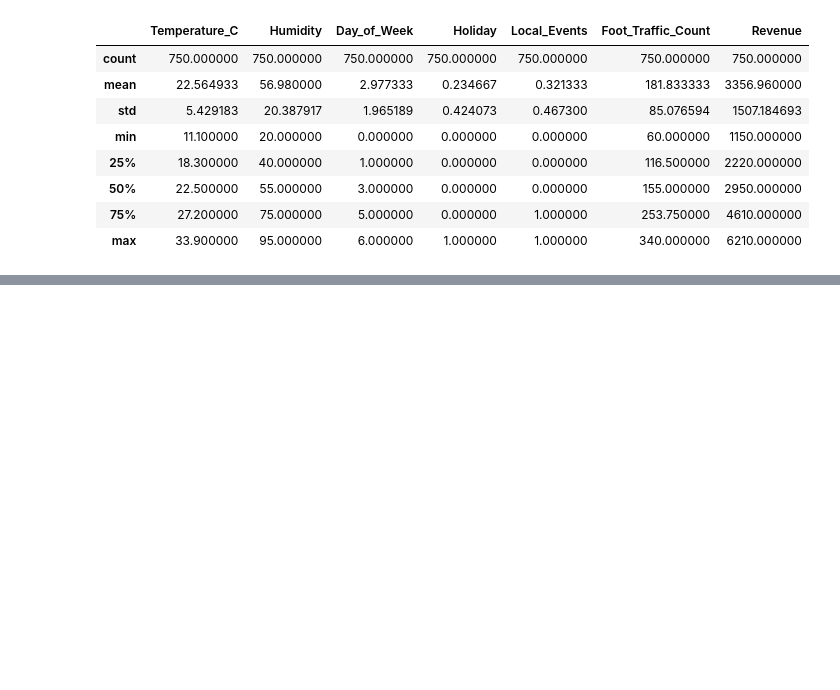
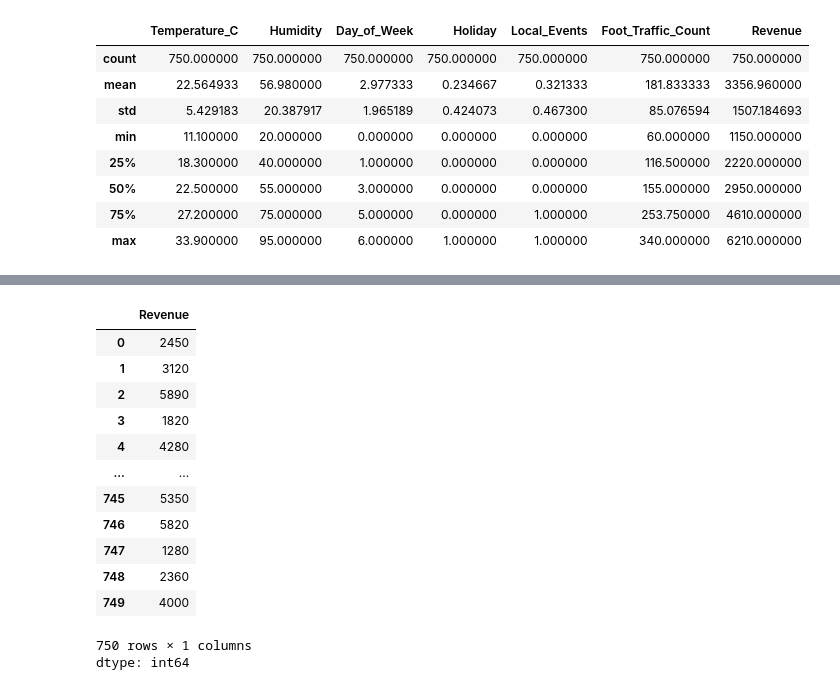
Before and after one commit to KaushalNaik02/Machine-Learning-Projects, a Jupyter notebook: 01_Linear_regression_Project.ipynb, the cells around one changed output, grey strips where cells are left out. Cells and saved outputs as stored; diff of their text form; code cells hidden in the pictures; blank space fills up the shorter version.

```diff
--- a/01_Linear_regression_Project.ipynb
+++ b/01_Linear_regression_Project.ipynb
@@ -51,0 +74,17 @@ import numpy as np
+# %%
+Y
+# %% [output]
+|  | Revenue |
+| 0 | 2450 |
+| 1 | 3120 |
+| 2 | 5890 |
+| 3 | 1820 |
+| 4 | 4280 |
+| ... | ... |
+| 745 | 5350 |
+| 746 | 5820 |
+| 747 | 1280 |
+| 748 | 2360 |
+| 749 | 4000 |
+750 rows × 1 columns
+dtype: int64
```
Also changed, not shown: parts of 12 cells of this notebook.
